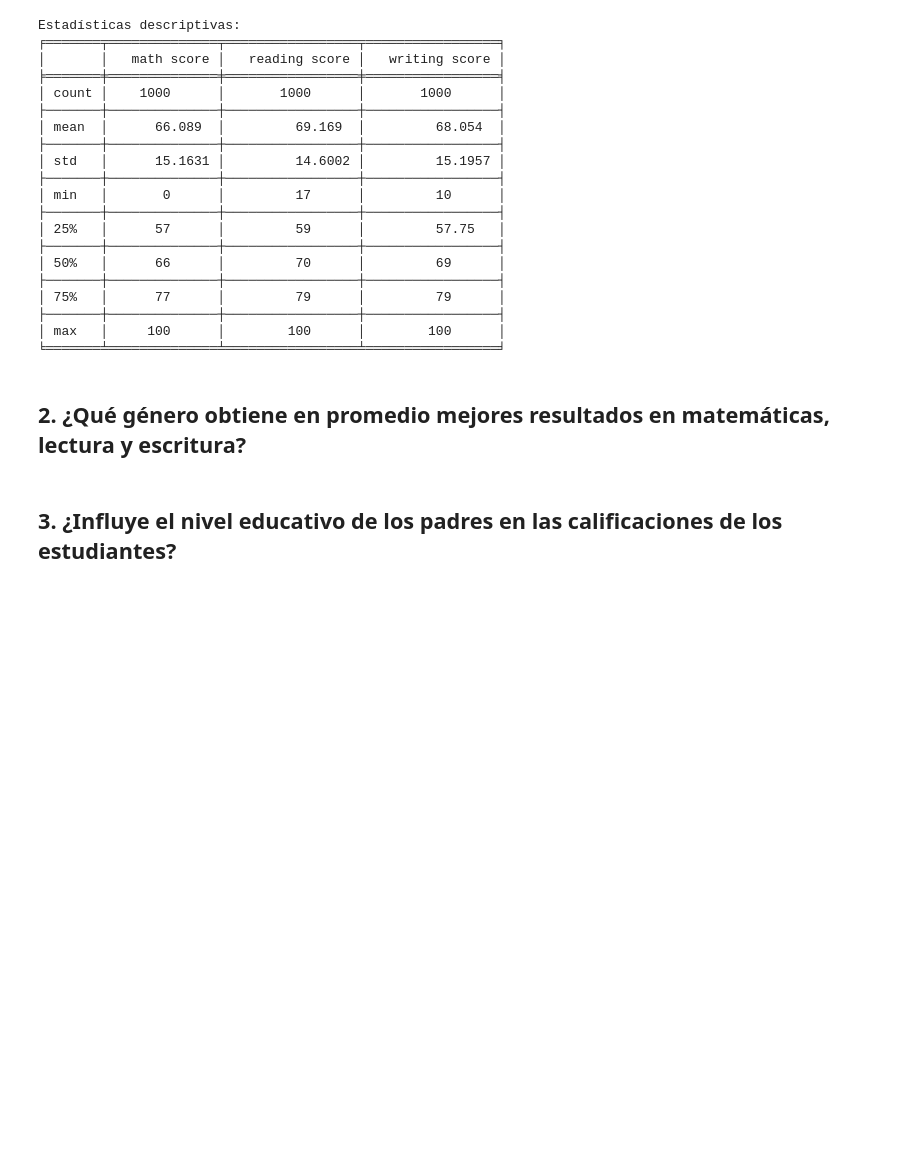
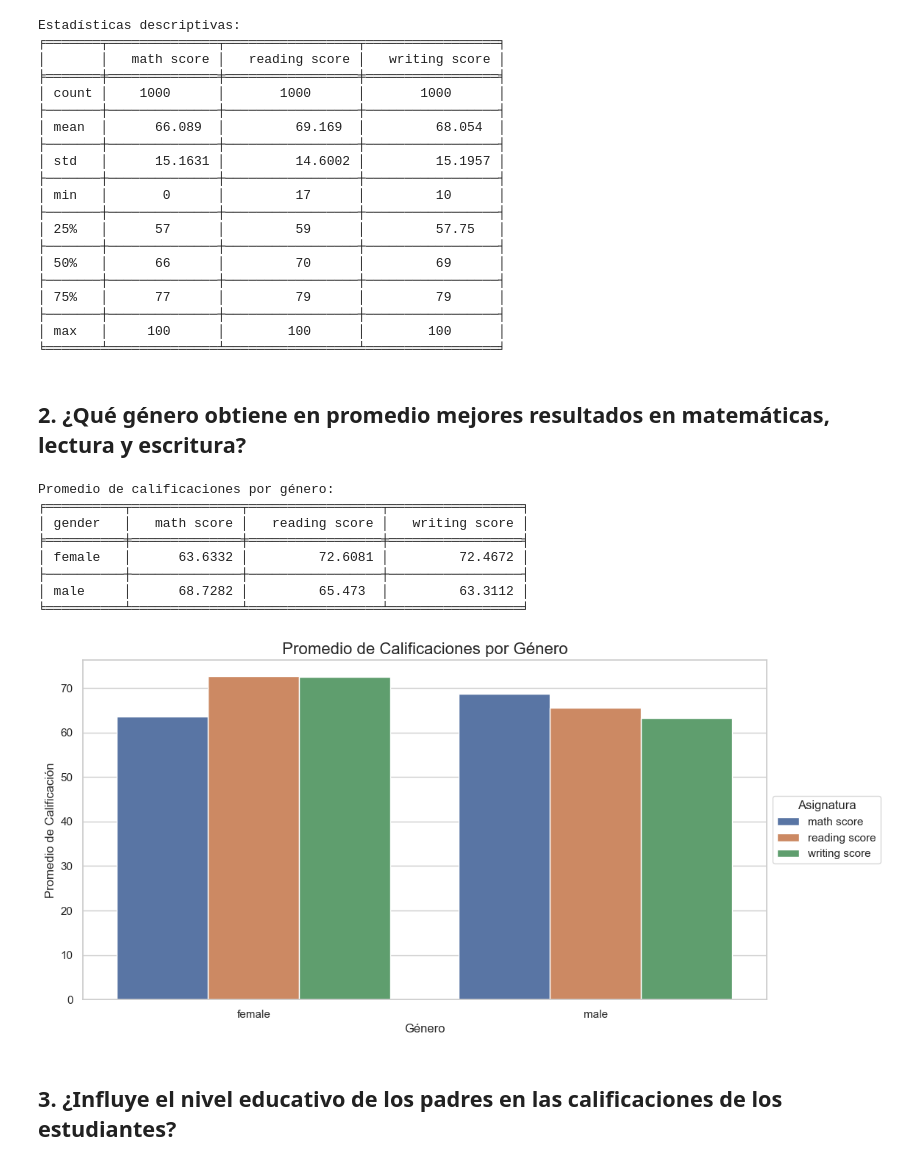
Before and after one commit to driosoft-pro/dataEducacion, a Jupyter notebook: data_analysis.ipynb, the cells around one changed output. Drawn from its saved outputs; the diff is of its cells as text; code cells hidden in the pictures; blank space fills up the shorter version.

```diff
--- a/data_analysis.ipynb
+++ b/data_analysis.ipynb
@@ -137,6 +134,18 @@ Estadísticas descriptivas:
 ╘═══════╧══════════════╧═════════════════╧═════════════════╛
 # %% [markdown]
 ## 2. ¿Qué género obtiene en promedio mejores resultados en matemáticas, lectura y escritura?
+# %%
+da.mejores_promedios()
+# %% [output]
+Promedio de calificaciones por género:
+╒══════════╤══════════════╤═════════════════╤═════════════════╕
+│ gender   │   math score │   reading score │   writing score │
+╞══════════╪══════════════╪═════════════════╪═════════════════╡
+│ female   │      63.6332 │         72.6081 │         72.4672 │
+├──────────┼──────────────┼─────────────────┼─────────────────┤
+│ male     │      68.7282 │         65.473  │         63.3112 │
+╘══════════╧══════════════╧═════════════════╧═════════════════╛
+[figure, added]
 # %% [markdown]
 ## 3. ¿Influye el nivel educativo de los padres en las calificaciones de los estudiantes?
 # %%
```
Also changed, not shown: parts of 11 cells of this notebook, 22 other files.
